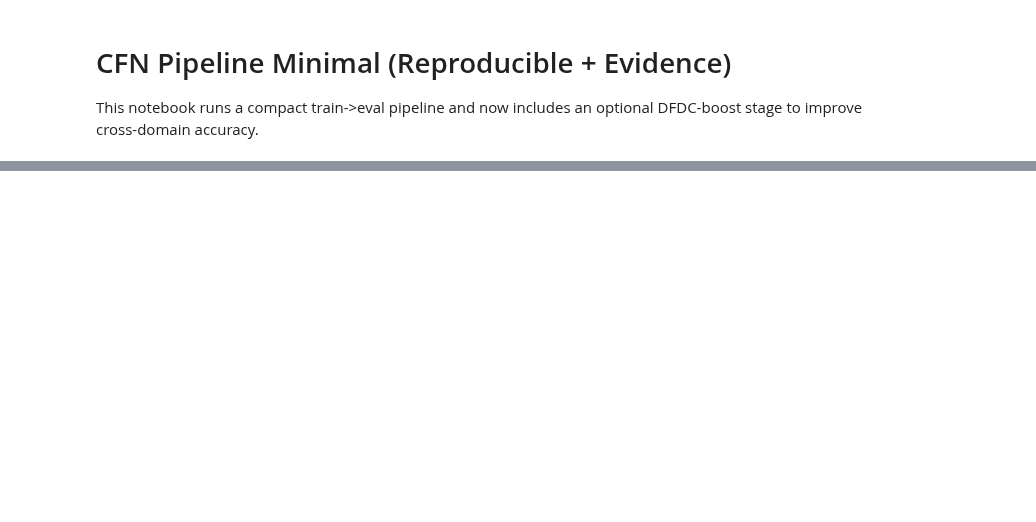
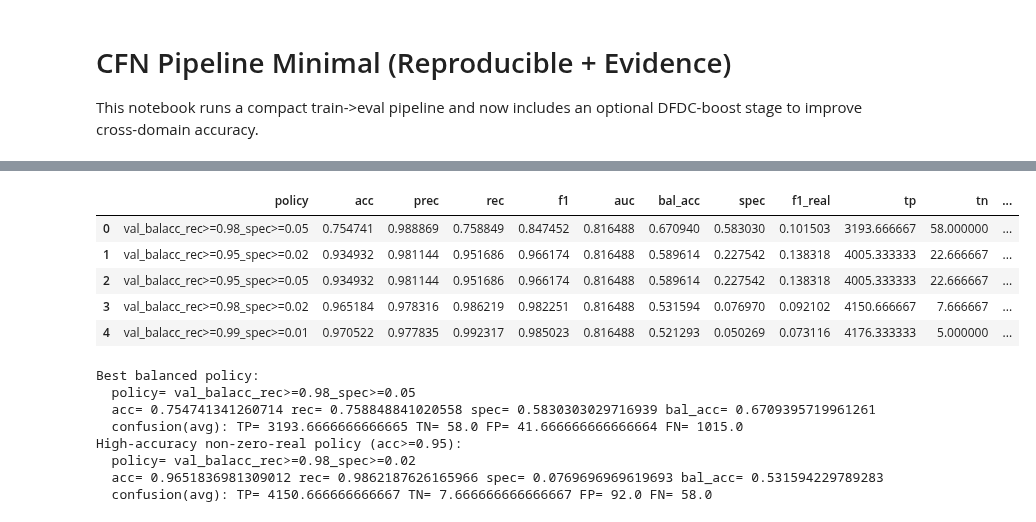
Before and after one commit to UmeshaSamarakoon/FYP, a Jupyter notebook: CausalX-Project/backend/notebooks/CFN_pipeline_min.ipynb, the cells around one changed output, grey strips where cells are left out. Cells and saved outputs as stored; diff of their text form; code cells hidden in the pictures; blank space fills up the shorter version.

```diff
--- a/CausalX-Project/backend/notebooks/CFN_pipeline_min.ipynb
+++ b/CausalX-Project/backend/notebooks/CFN_pipeline_min.ipynb
@@ -250,0 +1582,16 @@ print('CFN_CALIBRATOR_THRESH=', os.environ['CFN_CALIBRATOR_THRESH'])
+# %%
+if RUN_WEIGHT_MODE_ABLATIONS:
+    for run_prefix, weight_mode in RUN_SPECS:
+        cmd = [
+            str(PYTHON), 'scripts/run_fakeav_mrdf_5fold_cv.py',
+            '--run-prefix', run_prefix,
+            '--train-weight-application', weight_mode,
+            *COMMON,
+        ]
+        print('\nRUNNING:', ' '.join(cmd))
+        cp = subprocess.run(cmd, cwd=BACKEND_ROOT, check=False)
+        print('return_code=', cp.returncode)
+        if cp.returncode != 0:
+            raise RuntimeError(f'Run failed: {run_prefix} ({weight_mode})')
+else:
+    print('Skipping training. Set RUN_WEIGHT_MODE_ABLATIONS=True to execute these runs.')
@@ -250,0 +4520,57 @@ print('CFN_CALIBRATOR_THRESH=', os.environ['CFN_CALIBRATOR_THRESH'])
+# %%
+from pathlib import Path
+import pandas as pd
+
+try:
+    from IPython.display import display
+except Exception:
+    def display(x):
+        print(x)
+
+if 'BACKEND_ROOT' in globals():
+    BACKEND_ROOT = Path(BACKEND_ROOT).expanduser().resolve()
+if 'BACKEND_ROOT' not in globals() or not (BACKEND_ROOT / 'models').exists():
+    cands = [Path.cwd().resolve(), Path.cwd().resolve().parent, Path('/Users/venturit/Documents/GitHub/FYP/CausalX-Project/backend')]
+    BACKEND_ROOT = next((p for p in cands if (p / 'models').exists()), cands[-1])
+
+logs_root = BACKEND_ROOT / 'models' / 'experiment_logs'
+csv_path = logs_root / 'comparison_nextsteps_20260314_step30_fullmode_specfix_thresholds.csv'
+
+if not csv_path.exists():
+    print('Missing:', csv_path)
+    print('Run threshold sweep script first (already executed in this run history).')
+else:
+    d = pd.read_csv(csv_path)
+    d = d.sort_values(['bal_acc', 'acc'], ascending=[False, False]).reset_index(drop=True)
+    display(d)
+
+    # Recommended operating points by use-case.
+    best_bal = d.iloc[0]
+    best_high_acc = d[d['acc'] >= 0.95].sort_values(['spec', 'bal_acc'], ascending=[False, False]).head(1)
+
+    print('Best balanced policy:')
+    print('  policy=', best_bal['policy'])
+    print('  acc=', float(best_bal['acc']), 'rec=', float(best_bal['rec']), 'spec=', float(best_bal['spec']), 'bal_acc=', float(best_bal['bal_acc']))
+    print('  confusion(avg): TP=', float(best_bal['tp']), 'TN=', float(best_bal['tn']), 'FP=', float(best_bal['fp']), 'FN=', float(best_bal['fn']))
+
+    if not best_high_acc.empty:
+        r = best_high_acc.iloc[0]
+        print('High-accuracy non-zero-real policy (acc>=0.95):')
+        print('  policy=', r['policy'])
+        print('  acc=', float(r['acc']), 'rec=', float(r['rec']), 'spec=', float(r['spec']), 'bal_acc=', float(r['bal_acc']))
+        print('  confusion(avg): TP=', float(r['tp']), 'TN=', float(r['tn']), 'FP=', float(r['fp']), 'FN=', float(r['fn']))
+# %% [output]
+|  | policy | acc | prec | rec | f1 | auc | bal_acc | spec | f1_real | tp | tn | ... |
+| 0 | val_balacc_rec>=0.98_spec>=0.05 | 0.754741 | 0.988869 | 0.758849 | 0.847452 | 0.816488 | 0.670940 | 0.583030 | 0.101503 | 3193.666667 | 58.000000 | ... |
+| 1 | val_balacc_rec>=0.95_spec>=0.02 | 0.934932 | 0.981144 | 0.951686 | 0.966174 | 0.816488 | 0.589614 | 0.227542 | 0.138318 | 4005.333333 | 22.666667 | ... |
+| 2 | val_balacc_rec>=0.95_spec>=0.05 | 0.934932 | 0.981144 | 0.951686 | 0.966174 | 0.816488 | 0.589614 | 0.227542 | 0.138318 | 4005.333333 | 22.666667 | ... |
+| 3 | val_balacc_rec>=0.98_spec>=0.02 | 0.965184 | 0.978316 | 0.986219 | 0.982251 | 0.816488 | 0.531594 | 0.076970 | 0.092102 | 4150.666667 | 7.666667 | ... |
+| 4 | val_balacc_rec>=0.99_spec>=0.01 | 0.970522 | 0.977835 | 0.992317 | 0.985023 | 0.816488 | 0.521293 | 0.050269 | 0.073116 | 4176.333333 | 5.000000 | ... |
+Best balanced policy:
+  policy= val_balacc_rec>=0.98_spec>=0.05
+  acc= 0.754741341260714 rec= 0.758848841020558 spec= 0.5830303029716939 bal_acc= 0.6709395719961261
+  confusion(avg): TP= 3193.6666666666665 TN= 58.0 FP= 41.666666666666664 FN= 1015.0
+High-accuracy non-zero-real policy (acc>=0.95):
+  policy= val_balacc_rec>=0.98_spec>=0.02
+  acc= 0.9651836981309012 rec= 0.9862187626165966 spec= 0.0769696969619693 bal_acc= 0.531594229789283
+  confusion(avg): TP= 4150.666666666667 TN= 7.666666666666667 FP= 92.0 FN= 58.0
```
Also changed, not shown: parts of 108 cells of this notebook, 8 other files.
